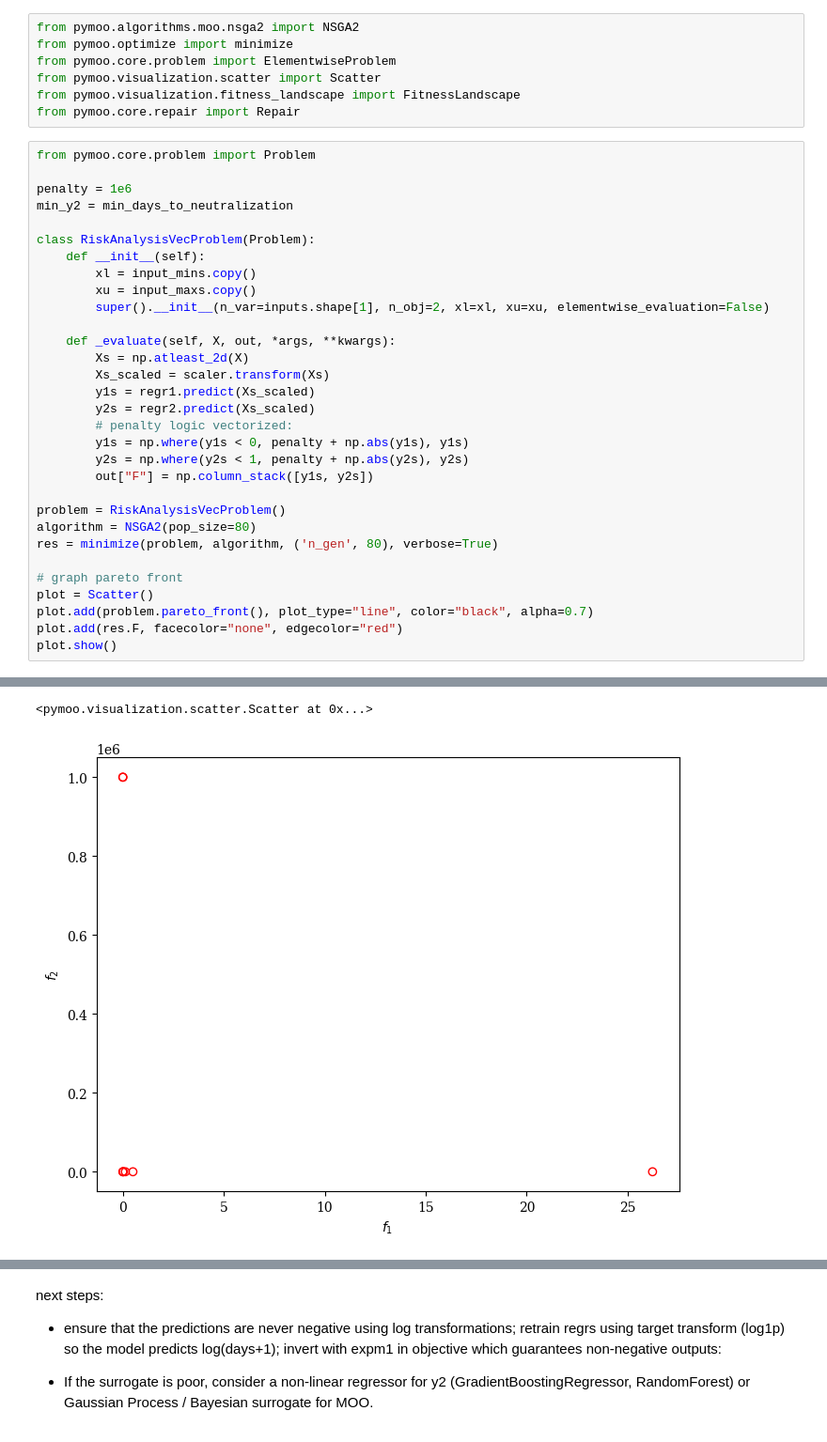
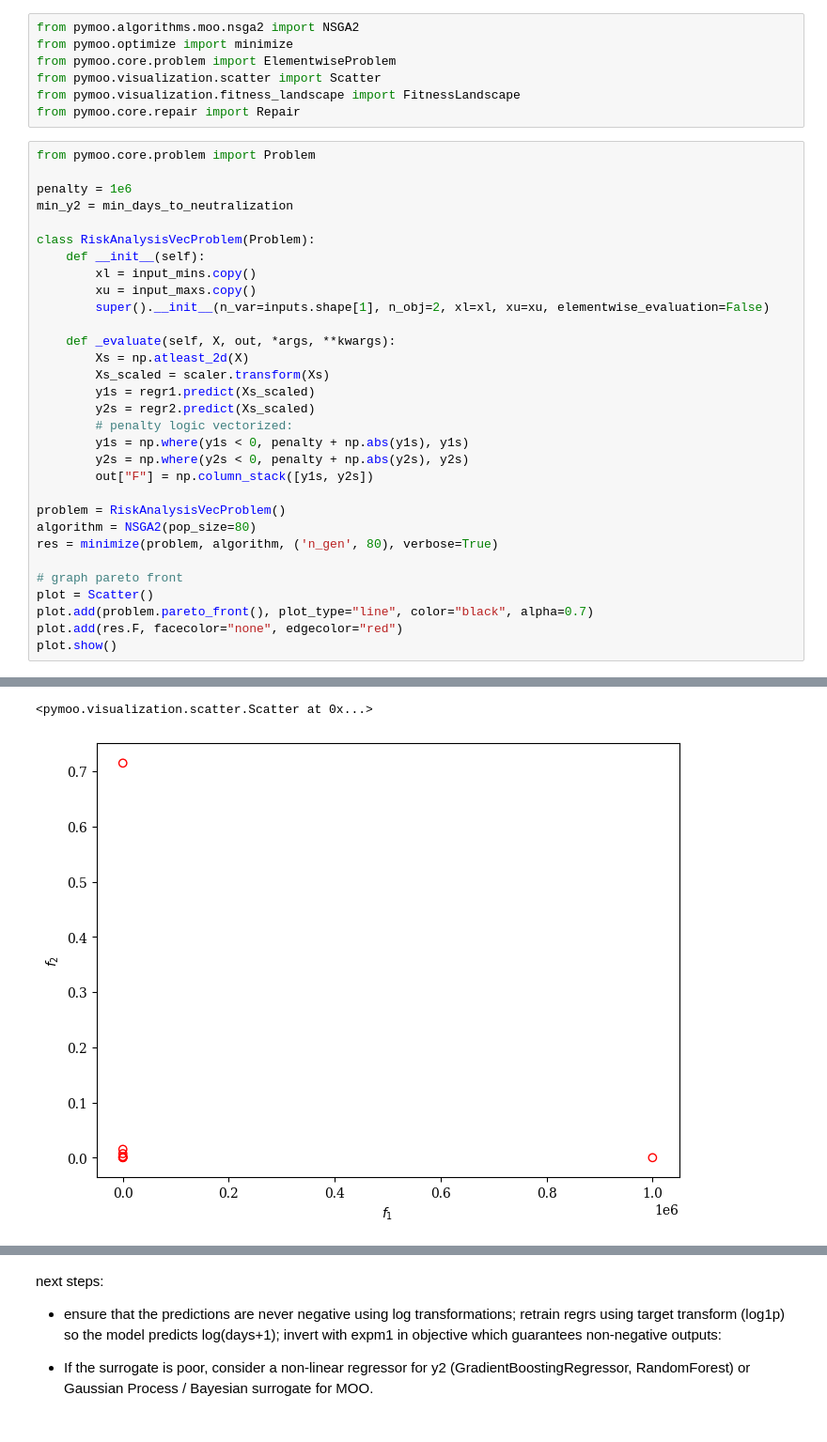
Before and after one commit to kat-song/threat-response-planning, a Jupyter notebook: notebooks/optimization.ipynb, the cells around one changed output, grey strips where cells are left out. Shown at 94% size. Drawn from its saved outputs; the diff is of its cells as text.

```diff
--- a/notebooks/optimization.ipynb
+++ b/notebooks/optimization.ipynb
@@ -215,7 +220,7 @@ class RiskAnalysisVecProblem(Problem):
         y2s = regr2.predict(Xs_scaled)
         # penalty logic vectorized:
         y1s = np.where(y1s < 0, penalty + np.abs(y1s), y1s)
-        y2s = np.where(y2s < 1, penalty + np.abs(y2s), y2s)
+        y2s = np.where(y2s < 0, penalty + np.abs(y2s), y2s)
         out["F"] = np.column_stack([y1s, y2s])
 
 problem = RiskAnalysisVecProblem()
@@ -248,5 +253,5 @@ n_gen  |  n_eval  | n_nds  |      eps      |   indicator
 <pymoo.visualization.scatter.Scatter at 0x...>
-[figure, old version]
+[figure, new version]
 # %%
 # print input vector associate with pareto optimal solutions
 pareto_optimal_inputs = res.X
```
Also changed, not shown: parts of 4 cells of this notebook, 3 other files.
